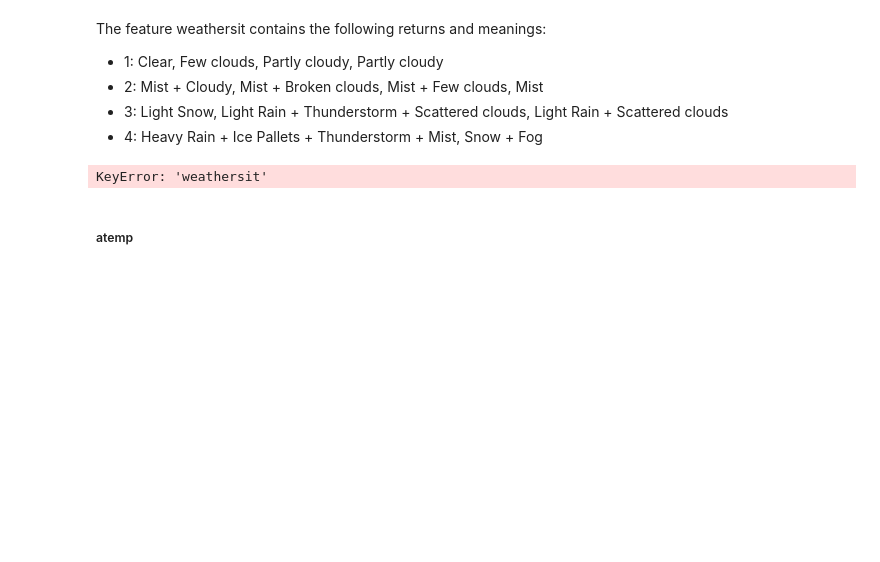
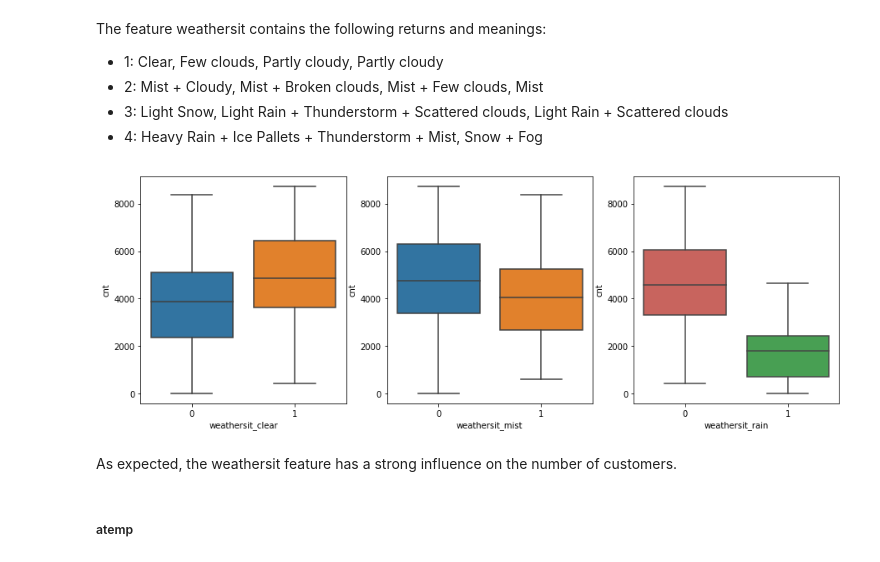
Before and after one commit to julianikulski/bike-sharing, a Jupyter notebook: bike-sharing-demand.ipynb, the cells around one changed output. Drawn from its saved outputs; the diff is of its cells as text; code cells hidden in the pictures; blank space fills up the shorter version.

Commit message:
feat: Add weathersit feature engineering in preprocessing and add boxplot in EDA chapter

```diff
--- a/bike-sharing-demand.ipynb
+++ b/bike-sharing-demand.ipynb
@@ -459,8 +459,3 @@ The feature weathersit contains the following returns and meanings:
 - 2: Mist + Cloudy, Mist + Broken clouds, Mist + Few clouds, Mist
 - 3: Light Snow, Light Rain + Thunderstorm + Scattered clouds, Light Rain + Scattered clouds
 - 4: Heavy Rain + Ice Pallets + Thunderstorm + Mist, Snow + Fog
-# %%
-# Check which of these returns are part of our dataset
-bike_df['weathersit'].unique()
-# %% [output]
-KeyError: 'weathersit'
@@ -469,3 +462,27 @@ KeyError: 'weathersit'
+# %%
+# Boxplot the weathersit against the cnt target
+# variables to be used below to iterate through the columns and plot them
+weathersit_names = ['weathersit_clear', 'weathersit_mist', 'weathersit_rain']
+
+# plotting the weathersit vs. number of users in a boxplot
+plt.figure(figsize = [15, 5])
+
+# boxplot for feature workingday
+plt.subplot(1, 3, 1)
+sb.boxplot(data = bike_df, x = 'weathersit_clear', y = 'cnt');
+
+# boxplot for feature weekday
+plt.subplot(1, 3, 2)
+sb.boxplot(data = bike_df, x = 'weathersit_mist', y = 'cnt');
+
+# boxplot for feature holiday
+plt.subplot(1, 3, 3)
+sb.boxplot(data = bike_df, x = 'weathersit_rain', y = 'cnt',
+          palette=[sb.xkcd_rgb["pale red"], sb.xkcd_rgb["medium green"]],);
+# %% [output]
+[figure, added]
+# %% [markdown]
+As expected, the weathersit feature has a strong influence on the number of customers.
 # %% [markdown]
 ##### atemp
 # %% [markdown]
```
Also changed, not shown: parts of 2 cells of this notebook.
